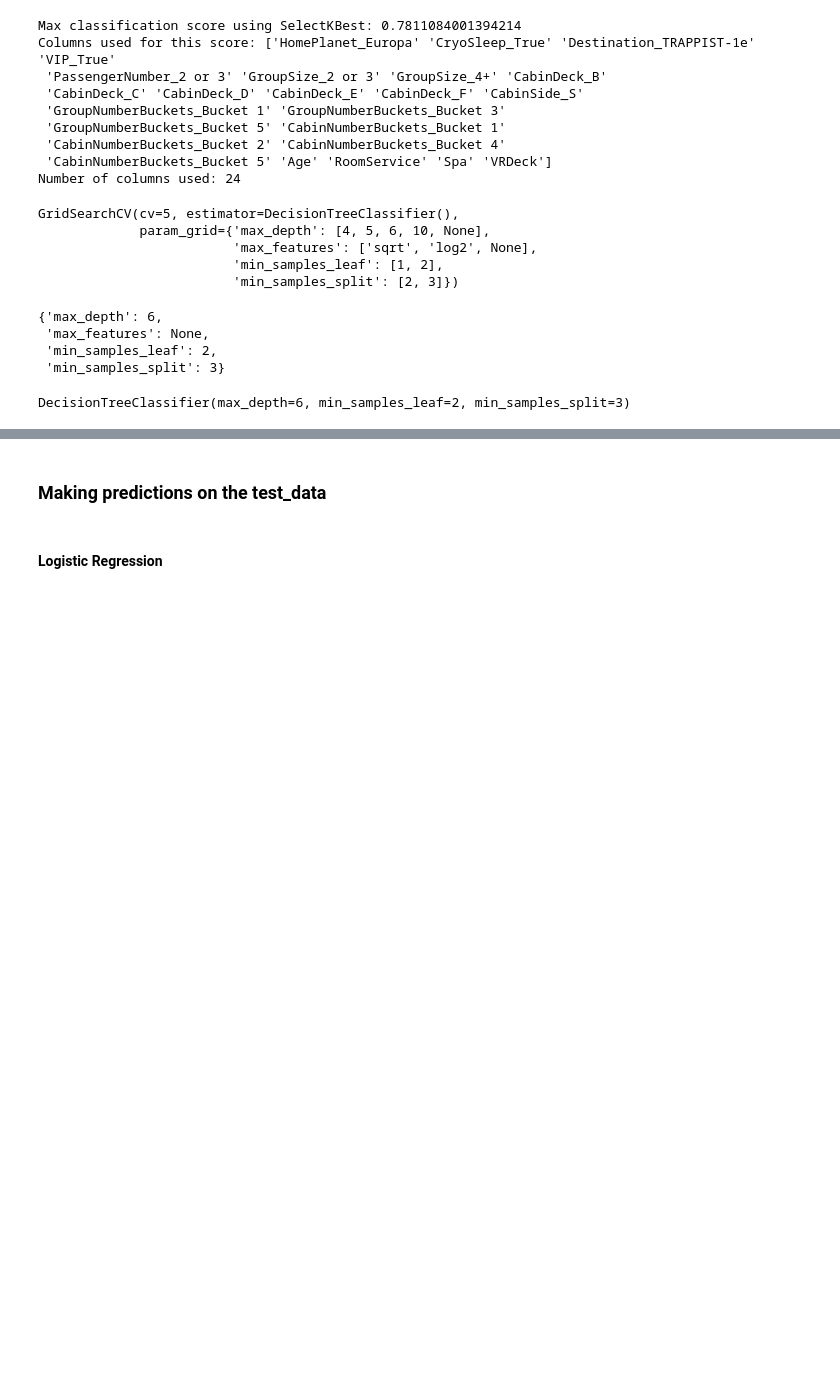
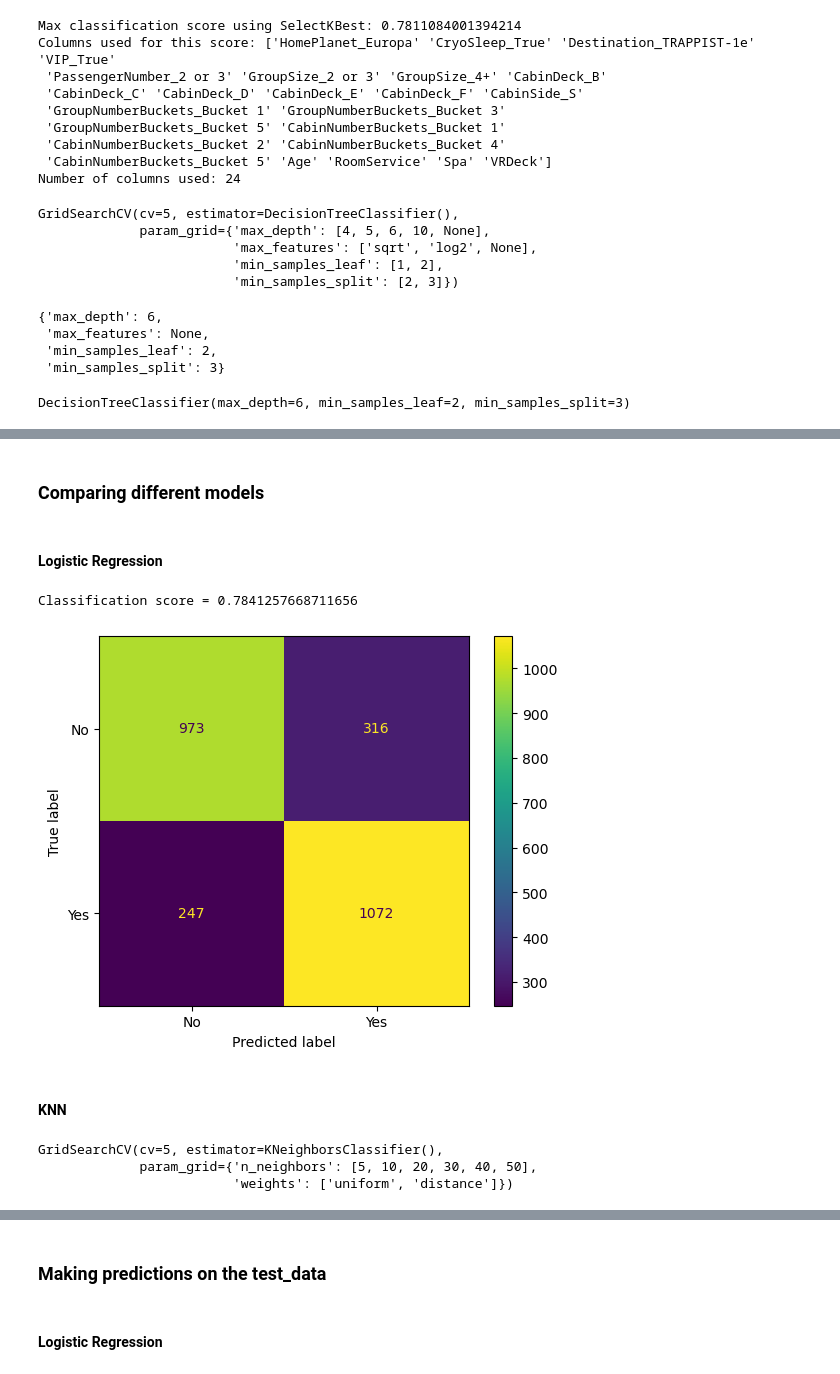
Before and after one commit to gustavossbarros/Ironhack_Final_Project_Spaceship_Titanic, a Jupyter notebook: deliverables/Final Bootcamp Project - Spaceship Titanic - ML Dev.ipynb, the cells around one changed output, grey strips where cells are left out. Cells and saved outputs as stored; diff of their text form; code cells hidden in the pictures; blank space fills up the shorter version.

```diff
--- a/deliverables/Final Bootcamp Project - Spaceship Titanic - ML Dev.ipynb
+++ b/deliverables/Final Bootcamp Project - Spaceship Titanic - ML Dev.ipynb
@@ -393,0 +394,2 @@ Average accuracy: 0.7829696326121262
+# %% [markdown]
+### Comparing different models
@@ -393,0 +412,35 @@ Average accuracy: 0.7829696326121262
+# %%
+classification_score = []
+features_used = []
+
+for i in range(X_train.shape[1]):
+    kbest_selector = SelectKBest(score_func=chi2, k=i+1)
+    X_new_k = kbest_selector.fit_transform(X_train, y_train)
+    feature_names_out = kbest_selector.get_feature_names_out()
+
+    features_used.append(feature_names_out)
+
+    log_reg = LogisticRegression()
+    log_reg.fit(X_new_k, y_train)
+
+    classification_score.append(log_reg.score(X_test[feature_names_out], y_test))
+
+max_clf_ind = classification_score.index(max(classification_score))
+features_used_to_max = features_used[max_clf_ind]
+# %% [markdown]
+#### Logistic Regression
+# %%
+lr = LogisticRegression()
+lr.fit(X_train[features_used_to_max], y_train)
+lr_score = lr.score(X_validation[features_used_to_max], y_validation)
+
+print('Classification score =', lr_score)
+
+lr_prediction = lr.predict(X_validation[features_used_to_max])
+
+lr_cm = ConfusionMatrixDisplay(confusion_matrix(y_validation, lr_prediction), display_labels=['No', 'Yes']).plot()
+lr_cm
+plt.show()
+# %% [output]
+Classification score = 0.7841257668711656
+[figure, added]
@@ -393,0 +453,15 @@ Average accuracy: 0.7829696326121262
+# %% [markdown]
+#### KNN
+# %%
+param_grid = {
+    'n_neighbors': [5, 10, 20, 30, 40, 50],
+    'weights': ['uniform', 'distance'],
+}
+
+knn = KNeighborsClassifier()
+grid_search = GridSearchCV(knn, param_grid, cv=5)
+grid_search.fit(X_train[features_used_to_max], y_train)
+# %% [output]
+GridSearchCV(cv=5, estimator=KNeighborsClassifier(),
+             param_grid={'n_neighbors': [5, 10, 20, 30, 40, 50],
+                         'weights': ['uniform', 'distance']})
```
Also changed, not shown: parts of 22 cells of this notebook, 2 other files.
